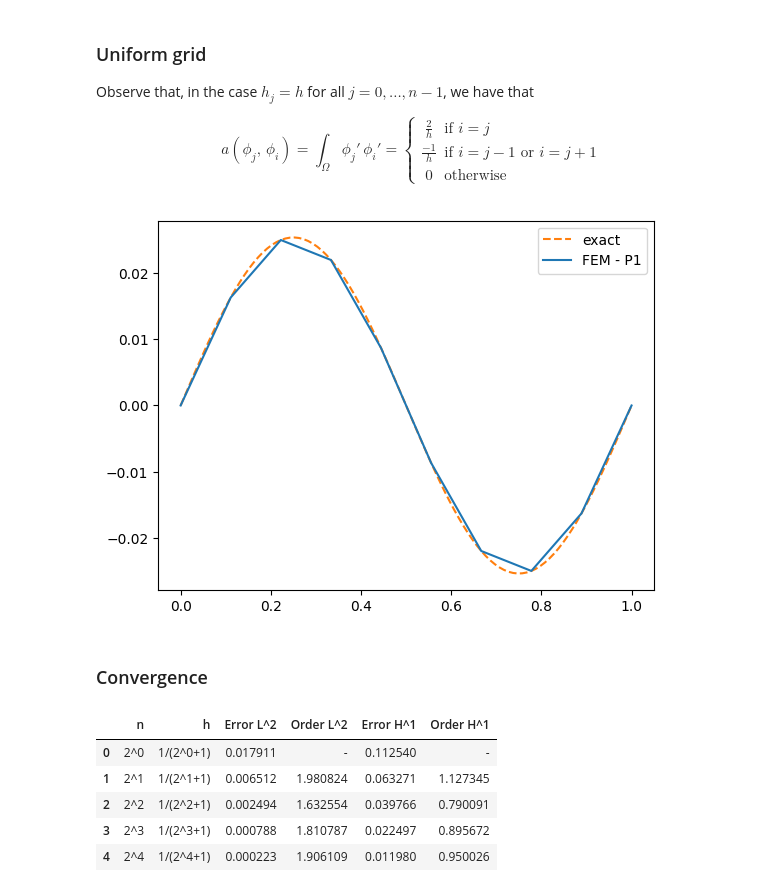
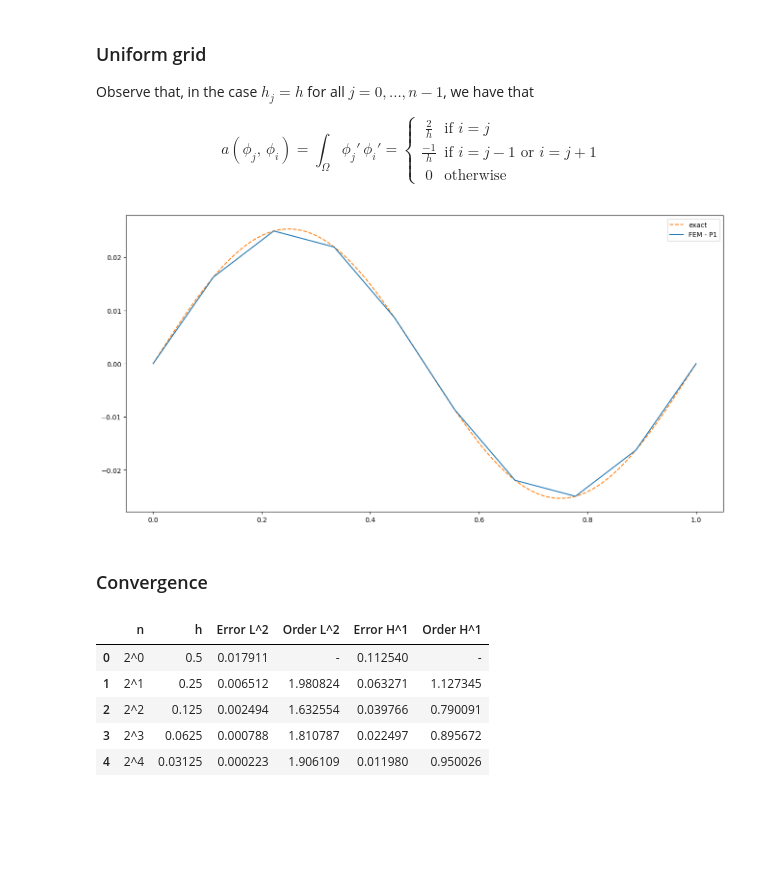
Before and after one commit to tgratek/Numerics_Bootcamp_25, a Jupyter notebook: 2024/FEM/FEM1D.ipynb, the cells around one changed output. Cells and saved outputs as stored; diff of their text form; code cells hidden in the pictures; blank space fills up the shorter version.

```diff
--- a/2024/FEM/FEM1D.ipynb
+++ b/2024/FEM/FEM1D.ipynb
@@ -113,11 +119,8 @@ def ijvAssembling(row, col, AK): # First element example!!! - dof = [0 1] = row
 # %%
 # 1D FEM for Poisson equation
 # -u'' = f in (0,1), u(0) = u(1) = 0
-import scipy.sparse as sps
-from scipy.sparse.linalg import spsolve
-from scipy.integrate import quad
 
-def poisson_1d_FEM_solver(l, plot_sol=False, compute_errors=False):
+def PoissonFEM1D(l, plot_sol=False, compute_errors=False):
 
     # Input
     xi = 0; xf = 1;
@@ -177,10 +180,11 @@ def poisson_1d_FEM_solver(l, plot_sol=False, compute_errors=False):
     uh[Free] = spsolve(AFree, bFree)
 
     if plot_sol:
+        fig, ax = plt.subplots(figsize=(16,8))
         x = np.linspace(0,1,100);
-        plt.plot(x, u(x), '--C1');
-        plt.plot(Coordinates,uh, 'C0');
-        plt.legend(['exact', 'FEM - P1'])
+        ax.plot(x, u(x), '--C1');
+        ax.plot(Coordinates,uh, 'C0');
+        ax.legend(['exact', 'FEM - P1'])
         plt.show();
 
     if compute_errors:
@@ -207,9 +211,9 @@ def poisson_1d_FEM_solver(l, plot_sol=False, compute_errors=False):
         EH1 = np.sqrt(EH1)
         return (EL2, EH1)
 # %%
-poisson_1d_FEM_solver(l=3, plot_sol=True, compute_errors=False)
+PoissonFEM1D(l=3, plot_sol=True, compute_errors=False)
 # %% [output]
-[figure, old version]
+[figure, new version]
 # %% [markdown]
 ### Convergence
 # %%
@@ -228,10 +232,8 @@ for j in range(n_exp-1):
     rEL2.append(np.log(EL2v[j+1]/EL2v[j])/ np.log(h[j+1]/h[j]))
     rEH1.append(np.log(EH1v[j+1]/EH1v[j])/ np.log(h[j+1]/h[j]))
 # %%
-import pandas as pd
-
 df = pd.DataFrame({'n':[f'2^{l}' for l in range(n_exp)],
-              'h':[f'1/(2^{l}+1)' for l in range(n_exp)],
+              'h':[str(1/(2**(l+1))) for l in range(n_exp)],
               r'Error L^2':EL2v,
               r'Order L^2':rEL2,
               r'Error H^1':EH1v,
@@ -240,8 +242,8 @@ df = pd.DataFrame({'n':[f'2^{l}' for l in range(n_exp)],
 display(df)
 # %% [output]
 |  | n | h | Error L^2 | Order L^2 | Error H^1 | Order H^1 |
-| 0 | 2^0 | 1/(2^0+1) | 0.017911 | - | 0.112540 | - |
-| 1 | 2^1 | 1/(2^1+1) | 0.006512 | 1.980824 | 0.063271 | 1.127345 |
-| 2 | 2^2 | 1/(2^2+1) | 0.002494 | 1.632554 | 0.039766 | 0.790091 |
-| 3 | 2^3 | 1/(2^3+1) | 0.000788 | 1.810787 | 0.022497 | 0.895672 |
-| 4 | 2^4 | 1/(2^4+1) | 0.000223 | 1.906109 | 0.011980 | 0.950026 |
+| 0 | 2^0 | 0.5 | 0.017911 | - | 0.112540 | - |
+| 1 | 2^1 | 0.25 | 0.006512 | 1.980824 | 0.063271 | 1.127345 |
+| 2 | 2^2 | 0.125 | 0.002494 | 1.632554 | 0.039766 | 0.790091 |
+| 3 | 2^3 | 0.0625 | 0.000788 | 1.810787 | 0.022497 | 0.895672 |
+| 4 | 2^4 | 0.03125 | 0.000223 | 1.906109 | 0.011980 | 0.950026 |
```
Also changed, not shown: parts of 5 cells of this notebook, 4 other files.
